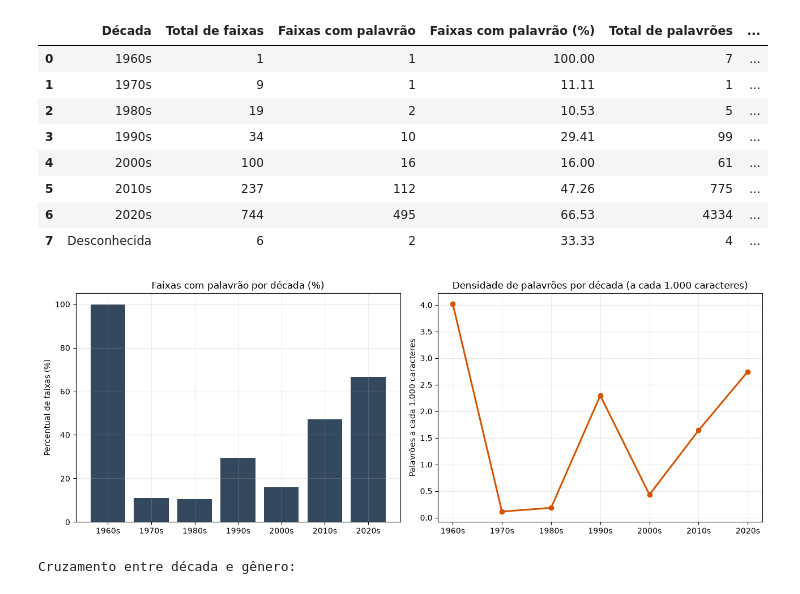
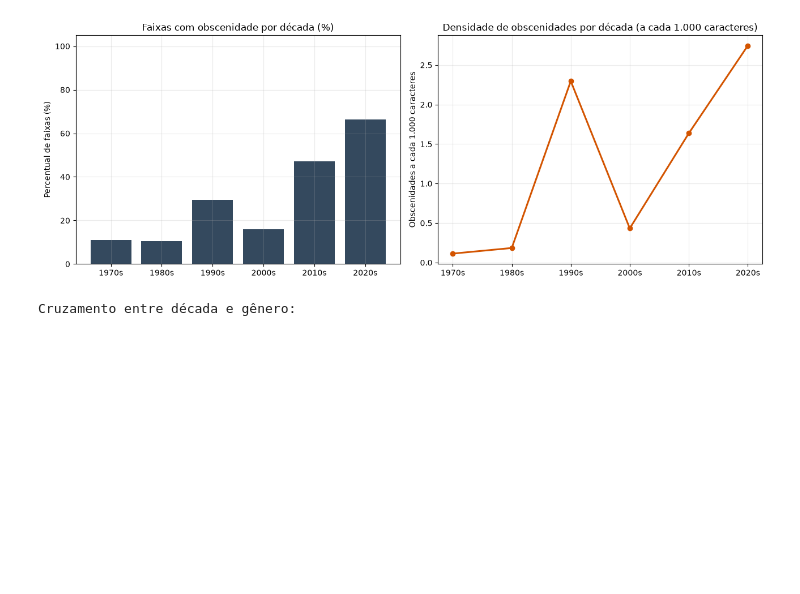
Before and after one commit to gabriersdev/scripts-teoria-de-linguagens, a Jupyter notebook: data-analysis/swearWordsDataAnalysis.ipynb, the cells around one changed output. Drawn from its saved outputs; the diff is of its cells as text; code cells hidden in the pictures; blank space fills up the shorter version.

```diff
--- a/data-analysis/swearWordsDataAnalysis.ipynb
+++ b/data-analysis/swearWordsDataAnalysis.ipynb
@@ -57,22 +57,22 @@ COLUMN_LABELS: dict[str, str] = {
     "throughput_mbs": "Vazão (MB/s)",
     "pearson_r": "Correlação (r)",
     "r_squared": "Ajuste linear (R²)",
-    "canonical_term": "Palavrão",
+    "canonical_term": "Obscenidade",
     "occurrences": "Ocorrências",
     "tracks_with_term": "Faixas com o termo",
     "diffusion_pct": "Difusão nas faixas (%)",
-    "share_of_swears_pct": "Participação nos palavrões (%)",
+    "share_of_swears_pct": "Participação nas obscenidades (%)",
     "genre": "Gênero",
     "genres": "Gêneros",
     "decade": "Década",
     "artist": "Artista",
     "total_tracks": "Total de faixas",
-    "tracks_with_swear": "Faixas com palavrão",
-    "tracks_with_swear_pct": "Faixas com palavrão (%)",
-    "total_swears": "Total de palavrões",
+    "tracks_with_swear": "Faixas com obscenidade",
+    "tracks_with_swear_pct": "Faixas com obscenidade (%)",
+    "total_swears": "Total de obscenidades",
     "share_of_corpus_swears_pct": "Participação no corpus (%)",
     "avg_swears_per_track": "Média por faixa",
-    "avg_swears_per_swear_track": "Média nas faixas com palavrão",
+    "avg_swears_per_swear_track": "Média nas faixas com obscenidade",
     "total_characters": "Total de caracteres",
     "swear_density_per_1k_chars": "Densidade (a cada 1.000 chars)",
     "raw_tokens": "Palavras totais",
@@ -82,7 +82,7 @@ COLUMN_LABELS: dict[str, str] = {
     "word": "Palavra",
     "track_count": "Faixas com a palavra",
     "share_pct": "Participação no vocabulário (%)",
-    "swears_in_top_100": "Palavrões no Top 100",
+    "swears_in_top_100": "Obscenidades no Top 100",
 }
 
 
@@ -315,39 +289,30 @@ plt.show()
 # %%
-display(format_for_display(decade_summary_df))
-
-valid_decades = decade_summary_df[decade_summary_df["decade"] != "Desconhecida"]
+# Filtra por décadas com indíce conhecido e que possuam no mínimo 5 músicas
+decades = decade_summary_df[decade_summary_df["decade"] != "Desconhecida"]
+valid_decades = decades[decades["total_tracks"] >= 5]
 
 fig, axes = plt.subplots(1, 2, figsize=(13, 4.8))
 
 axes[0].bar(valid_decades["decade"], valid_decades["tracks_with_swear_pct"], color="#34495e")
-axes[0].set_title("Faixas com palavrão por década (%)")
+axes[0].set_title("Faixas com obscenidade por década (%)")
 axes[0].set_ylabel("Percentual de faixas (%)")
 axes[0].set_ylim(0, 105)
 
 axes[1].plot(
     valid_decades["decade"],
     valid_decades["swear_density_per_1k_chars"],
     marker="o",
     linewidth=2.2,
     color="#d35400",
 )
-axes[1].set_title("Densidade de palavrões por década (a cada 1.000 caracteres)")
-axes[1].set_ylabel("Palavrões a cada 1.000 caracteres")
+axes[1].set_title("Densidade de obscenidades por década (a cada 1.000 caracteres)")
+axes[1].set_ylabel("Obscenidades a cada 1.000 caracteres")
 
 plt.tight_layout()
 plt.show()
 
 print("Cruzamento entre década e gênero:")
 display(format_for_display(decade_by_genre_df))
 # %% [output]
-|  | Década | Total de faixas | Faixas com palavrão | Faixas com palavrão (%) | Total de palavrões | ... |
-| 0 | 1960s | 1 | 1 | 100.00 | 7 | ... |
-| 1 | 1970s | 9 | 1 | 11.11 | 1 | ... |
-| 2 | 1980s | 19 | 2 | 10.53 | 5 | ... |
-| 3 | 1990s | 34 | 10 | 29.41 | 99 | ... |
-| 4 | 2000s | 100 | 16 | 16.00 | 61 | ... |
-| 5 | 2010s | 237 | 112 | 47.26 | 775 | ... |
-| 6 | 2020s | 744 | 495 | 66.53 | 4334 | ... |
-| 7 | Desconhecida | 6 | 2 | 33.33 | 4 | ... |
-[figure, old version]
+[figure, new version]
 Cruzamento entre década e gênero:
```
Also changed, not shown: parts of 16 cells of this notebook, 12 other files.
